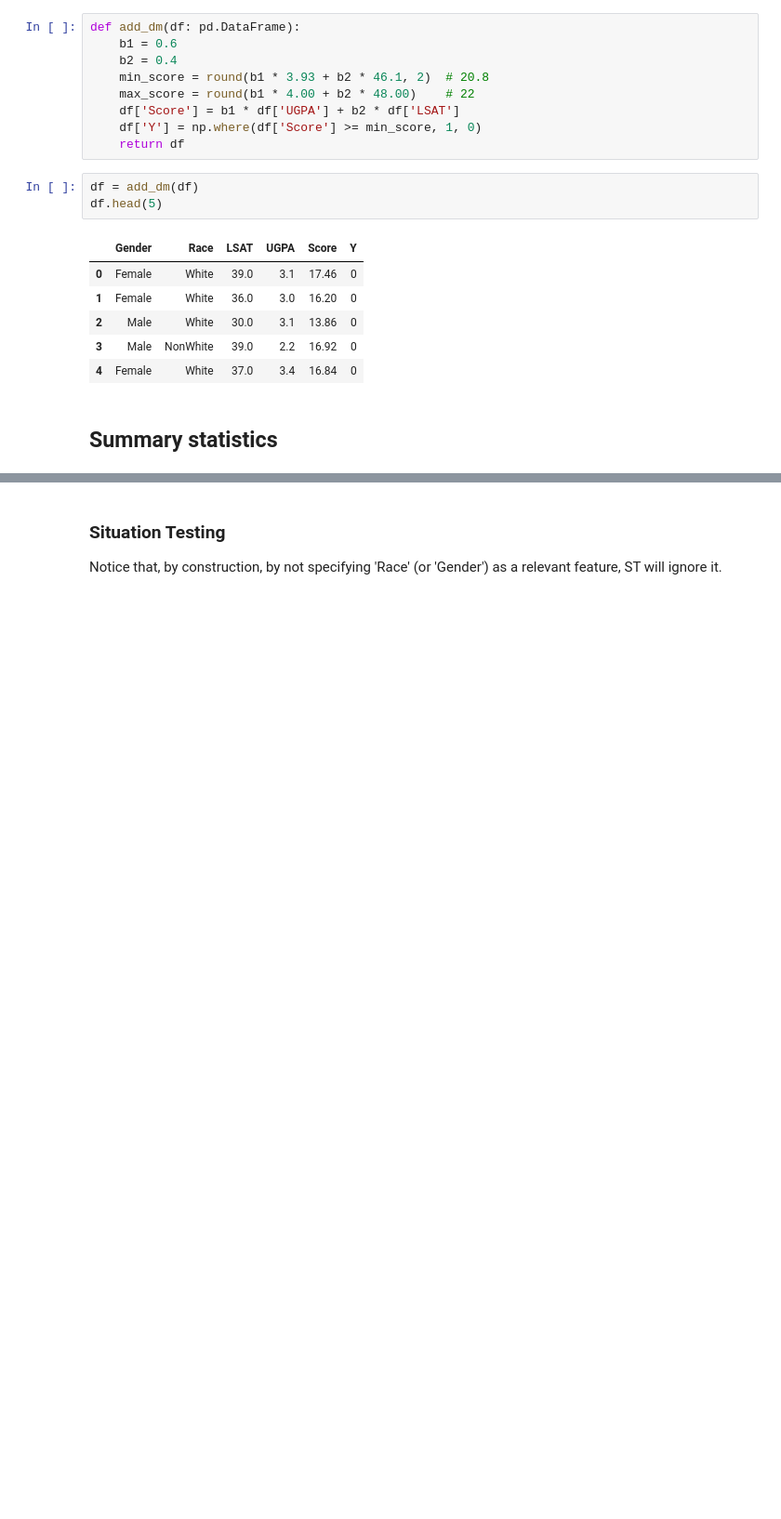
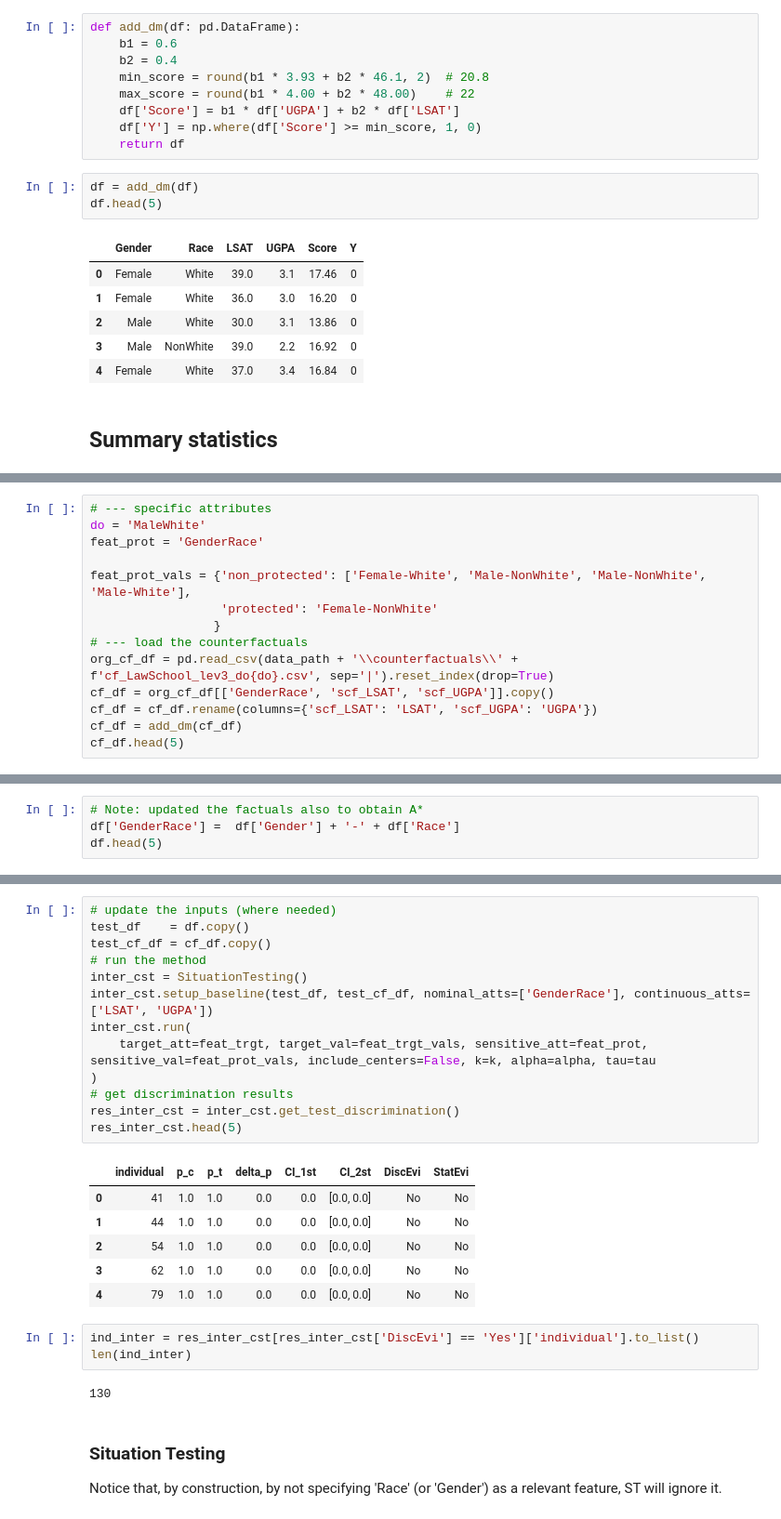
Before and after one commit to cc-jalvarez/counterfactual-situation-testing, a Jupyter notebook: src/analysis_law_school.ipynb, the cells around one changed output, grey strips where cells are left out. Shown at 93% size. Cells and saved outputs as stored; diff of their text form; blank space fills up the shorter version.

```diff
--- a/src/analysis_law_school.ipynb
+++ b/src/analysis_law_school.ipynb
@@ -521,0 +621,14 @@ m_res_df.head(5)
+# %%
+# --- specific attributes
+do = 'MaleWhite'
+feat_prot = 'GenderRace'
+
+feat_prot_vals = {'non_protected': ['Female-White', 'Male-NonWhite', 'Male-NonWhite', 'Male-White'],
+                  'protected': 'Female-NonWhite'
+                 }
+# --- load the counterfactuals
+org_cf_df = pd.read_csv(data_path + '\\counterfactuals\\' + f'cf_LawSchool_lev3_do{do}.csv', sep='|').reset_index(drop=True)
+cf_df = org_cf_df[['GenderRace', 'scf_LSAT', 'scf_UGPA']].copy()
+cf_df = cf_df.rename(columns={'scf_LSAT': 'LSAT', 'scf_UGPA': 'UGPA'})
+cf_df = add_dm(cf_df)
+cf_df.head(5)
@@ -521,0 +642,4 @@ m_res_df.head(5)
+# %%
+# Note: updated the factuals also to obtain A*
+df['GenderRace'] =  df['Gender'] + '-' + df['Race']
+df.head(5)
@@ -522,3 +653,28 @@ m_res_df.head(5)
+# %%
+# update the inputs (where needed)
+test_df    = df.copy()
+test_cf_df = cf_df.copy()
+# run the method
+inter_cst = SituationTesting()
+inter_cst.setup_baseline(test_df, test_cf_df, nominal_atts=['GenderRace'], continuous_atts=['LSAT', 'UGPA'])
+inter_cst.run(
+    target_att=feat_trgt, target_val=feat_trgt_vals, sensitive_att=feat_prot, sensitive_val=feat_prot_vals, include_centers=False, k=k, alpha=alpha, tau=tau
+)
+# get discrimination results
+res_inter_cst = inter_cst.get_test_discrimination()
+res_inter_cst.head(5)
+# %% [output]
+|  | individual | p_c | p_t | delta_p | CI_1st | CI_2st | DiscEvi | StatEvi |
+| 0 | 41 | 1.0 | 1.0 | 0.0 | 0.0 | [0.0, 0.0] | No | No |
+| 1 | 44 | 1.0 | 1.0 | 0.0 | 0.0 | [0.0, 0.0] | No | No |
+| 2 | 54 | 1.0 | 1.0 | 0.0 | 0.0 | [0.0, 0.0] | No | No |
+| 3 | 62 | 1.0 | 1.0 | 0.0 | 0.0 | [0.0, 0.0] | No | No |
+| 4 | 79 | 1.0 | 1.0 | 0.0 | 0.0 | [0.0, 0.0] | No | No |
+# %%
+ind_inter = res_inter_cst[res_inter_cst['DiscEvi'] == 'Yes']['individual'].to_list()
+len(ind_inter)
+# %% [output]
+130
 # %% [markdown]
 ### Situation Testing
 
```
Also changed, not shown: parts of 25 cells of this notebook.
